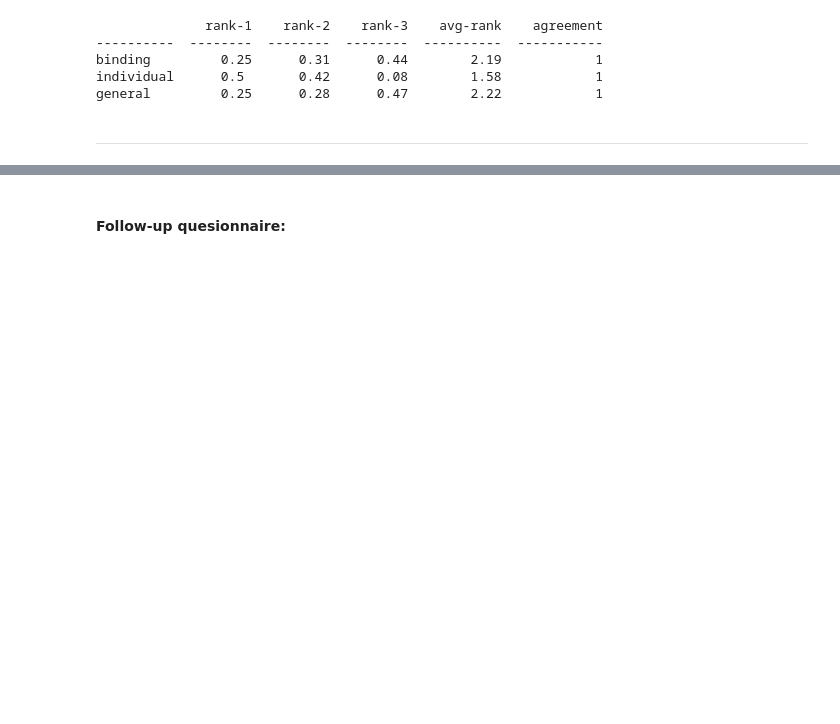
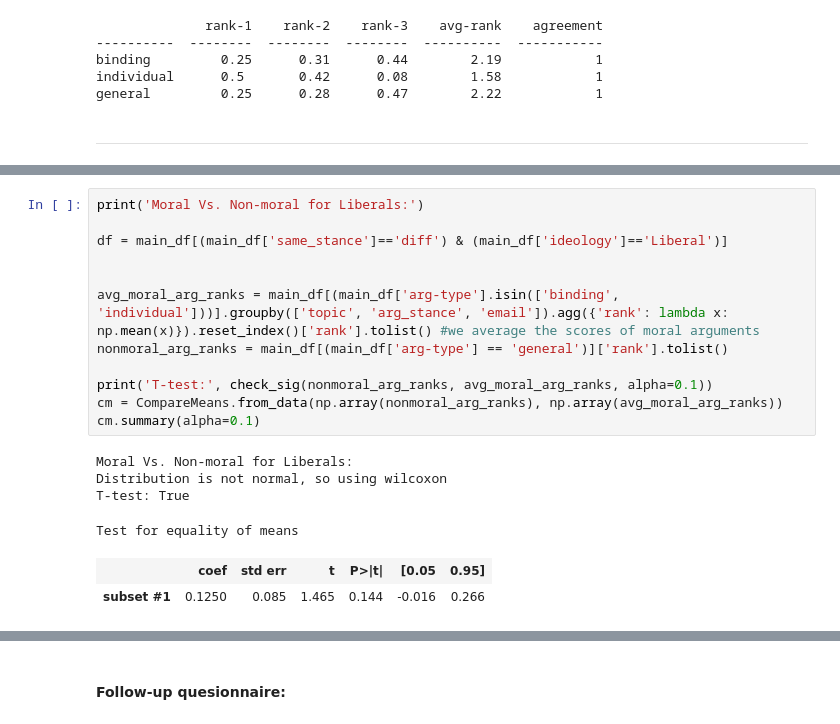
Before and after one commit to webis-de/acl22-moral-debater-a-study-on-the-computational-generation-of-morally-framed-arguments, a Jupyter notebook: src-ipynb/moral-debater/response_analysis.ipynb, the cells around one changed output, grey strips where cells are left out. Cells and saved outputs as stored; diff of their text form; blank space fills up the shorter version.

```diff
--- a/src-ipynb/moral-debater/response_analysis.ipynb
+++ b/src-ipynb/moral-debater/response_analysis.ipynb
@@ -336,0 +389,19 @@ general         0.25      0.28      0.47        2.22            1
+# %%
+print('Moral Vs. Non-moral for Liberals:')
+
+df = main_df[(main_df['same_stance']=='diff') & (main_df['ideology']=='Liberal')]
+
+
+avg_moral_arg_ranks = main_df[(main_df['arg-type'].isin(['binding', 'individual']))].groupby(['topic', 'arg_stance', 'email']).agg({'rank': lambda x: np.mean(x)}).reset_index()['rank'].tolist() #we average the scores of moral arguments
+nonmoral_arg_ranks = main_df[(main_df['arg-type'] == 'general')]['rank'].tolist()
+
+print('T-test:', check_sig(nonmoral_arg_ranks, avg_moral_arg_ranks, alpha=0.1))
+cm = CompareMeans.from_data(np.array(nonmoral_arg_ranks), np.array(avg_moral_arg_ranks))
+cm.summary(alpha=0.1)
+# %% [output]
+Moral Vs. Non-moral for Liberals:
+Distribution is not normal, so using wilcoxon
+T-test: True
+Test for equality of means
+|  | coef | std err | t | P>|t| | [0.05 | 0.95] |
+| subset #1 | 0.1250 | 0.085 | 1.465 | 0.144 | -0.016 | 0.266 |
```
Also changed, not shown: parts of 15 cells of this notebook, 4 other files.
